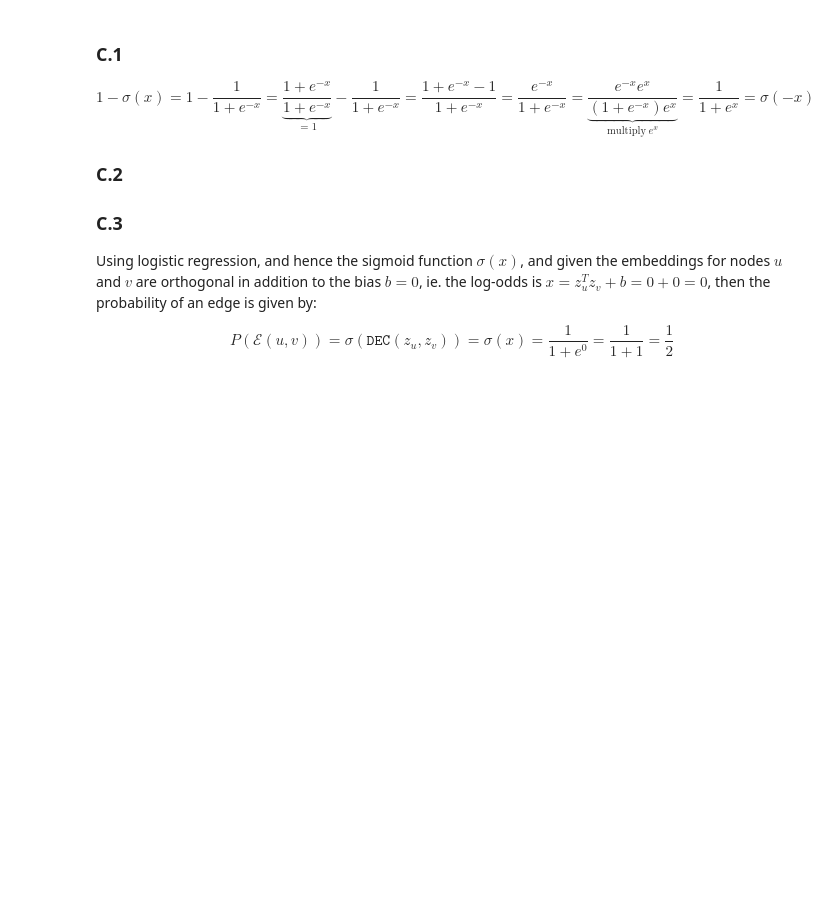
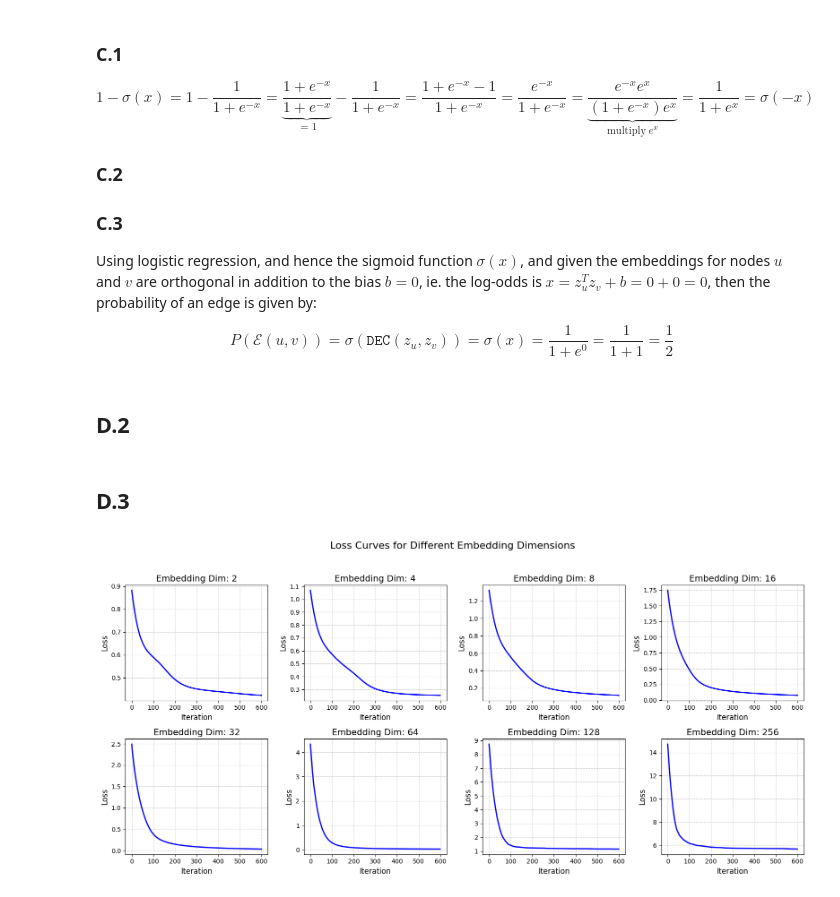
Before and after one commit to JaQtae/02460AdvML, a Jupyter notebook: src/GRL/Week9/Week9_mine.ipynb, the cells around one changed output. Drawn from its saved outputs; the diff is of its cells as text; code cells hidden in the pictures; blank space fills up the shorter version.

```diff
--- a/src/GRL/Week9/Week9_mine.ipynb
+++ b/src/GRL/Week9/Week9_mine.ipynb
@@ -99,3 +99,41 @@ $$ 1-\sigma(x)=1-\frac{1}{1+e^{-x}} = \underbrace{\frac{1+e^{-x}}{1+e^{-x}}}_{=1
 Using logistic regression, and hence the sigmoid function $\sigma(x)$, and given the embeddings for nodes $u$ and $v$ are orthogonal in addition to the bias $b=0$, ie. the log-odds is $x=z_u^T z_v+b=0+0=0$, then the probability of an edge is given by:
 
 $$P(\mathcal{E}(u,v))=\sigma(\texttt{DEC}(z_u, z_v))=\sigma(x)=\frac{1}{1+e^0}=\frac{1}{1+1}=\frac{1}{2}$$
+# %% [markdown]
+## **D.2**
+# %% [markdown]
+## **D.3**
+# %%
+import torch
+from tqdm import tqdm
+import os
+from shallow_embedding import (
+    question_d3,
+    Shallow,
+)
+
+# dir_name = os.path.dirname(os.path.abspath(__file__).replace('\\','/'))
+# os.chdir(dir_name)
+
+device = 'cpu'
+
+# Load graph from file
+A = torch.load('data.pt')
+
+# Get number of nodes
+n_nodes = A.shape[0]
+
+# Number of un-ordered node pairs (possible links)
+n_pairs = n_nodes*(n_nodes-1)//2
+
+# Get indices of all un-ordered node pairs excluding self-links (shape: 2 x n_pairs)
+# NOTE: triu is upper triangular matrix --> 2xN Tensor:
+#   https://pytorch.org/docs/stable/generated/torch.triu_indices.html
+idx_all_pairs = torch.triu_indices(n_nodes,n_nodes,1)
+
+# Collect all links/non-links in a list (shape: n_pairs)
+target = A[idx_all_pairs[0],idx_all_pairs[1]]
+
+question_d3(gradient_steps=600)
+# %% [output]
+[figure, added]
```
Also changed, not shown: 3 other files.
